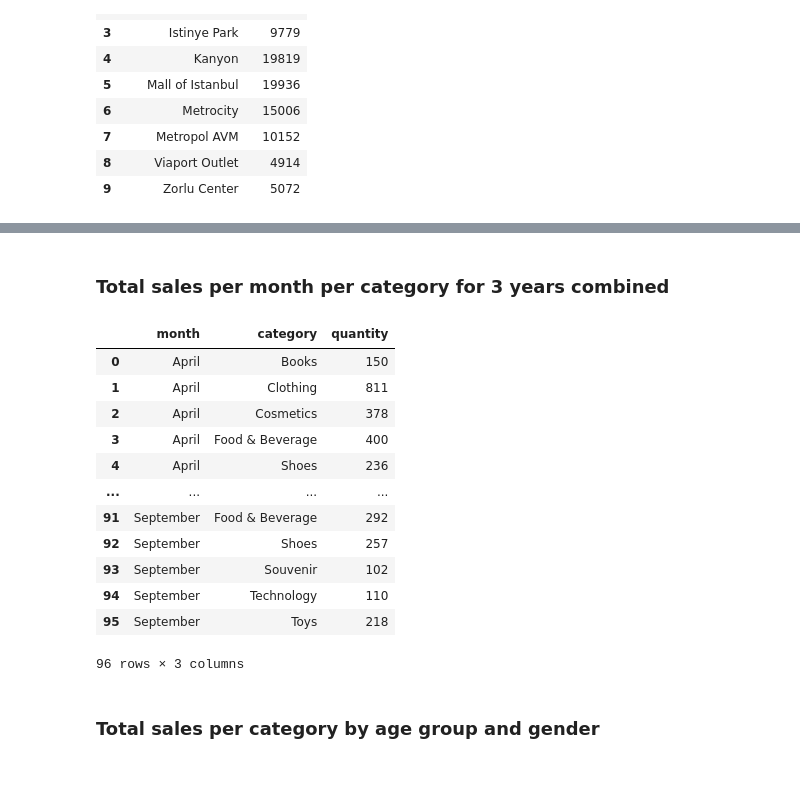
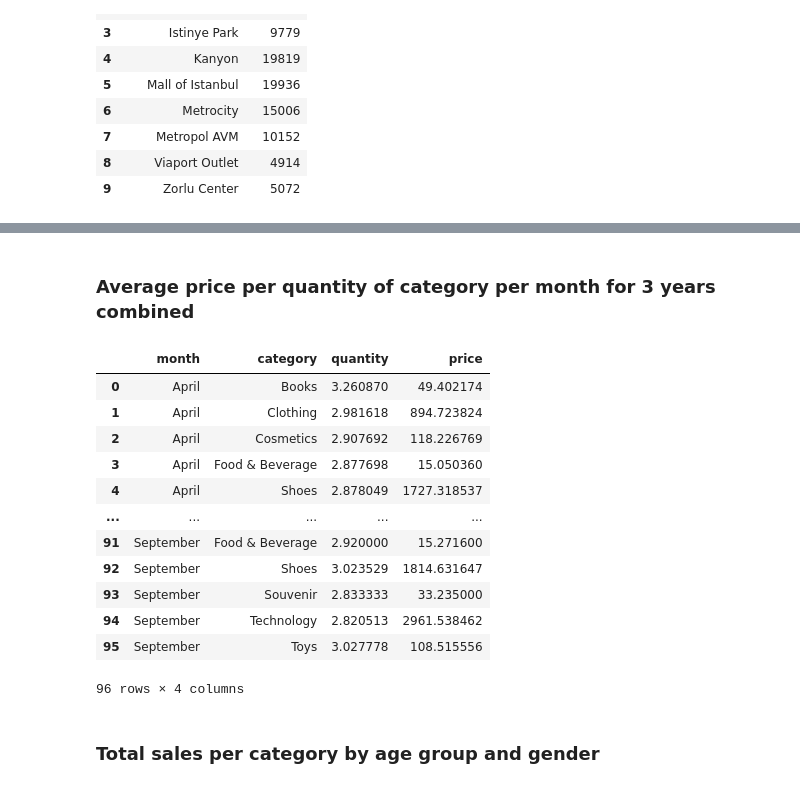
Before and after one commit to mrnnasir/project_shopping_mall, a Jupyter notebook: jupyter_notebooks/shopping_mall_project.ipynb, the cells around one changed output, grey strips where cells are left out. Cells and saved outputs as stored; diff of their text form; code cells hidden in the pictures.

```diff
--- a/jupyter_notebooks/shopping_mall_project.ipynb
+++ b/jupyter_notebooks/shopping_mall_project.ipynb
@@ -423,19 +474,19 @@ total_cust_per_mall
 # %% [markdown]
-### Total sales per month per category for 3 years combined
+### Average price per quantity of category per month for 3 years combined
 # %%
-tot_sale_per_cat_per_mon = dfc.groupby(['month','category'])['quantity'].sum().reset_index()
-tot_sale_per_cat_per_mon
+avg_prc_qcat_mon = dfc.groupby(['month','category']).agg({'quantity':'mean', 'price':'mean'}).reset_index()
+avg_prc_qcat_mon
 # %% [output]
-|  | month | category | quantity |
-| 0 | April | Books | 150 |
-| 1 | April | Clothing | 811 |
-| 2 | April | Cosmetics | 378 |
-| 3 | April | Food & Beverage | 400 |
-| 4 | April | Shoes | 236 |
-| ... | ... | ... | ... |
-| 91 | September | Food & Beverage | 292 |
-| 92 | September | Shoes | 257 |
-| 93 | September | Souvenir | 102 |
-| 94 | September | Technology | 110 |
-| 95 | September | Toys | 218 |
+|  | month | category | quantity | price |
+| 0 | April | Books | 3.260870 | 49.402174 |
+| 1 | April | Clothing | 2.981618 | 894.723824 |
+| 2 | April | Cosmetics | 2.907692 | 118.226769 |
+| 3 | April | Food & Beverage | 2.877698 | 15.050360 |
+| 4 | April | Shoes | 2.878049 | 1727.318537 |
+| ... | ... | ... | ... | ... |
+| 91 | September | Food & Beverage | 2.920000 | 15.271600 |
+| 92 | September | Shoes | 3.023529 | 1814.631647 |
+| 93 | September | Souvenir | 2.833333 | 33.235000 |
+| 94 | September | Technology | 2.820513 | 2961.538462 |
+| 95 | September | Toys | 3.027778 | 108.515556 |
-96 rows × 3 columns
+96 rows × 4 columns
```
Also changed, not shown: parts of 23 cells of this notebook, 3 other files.
